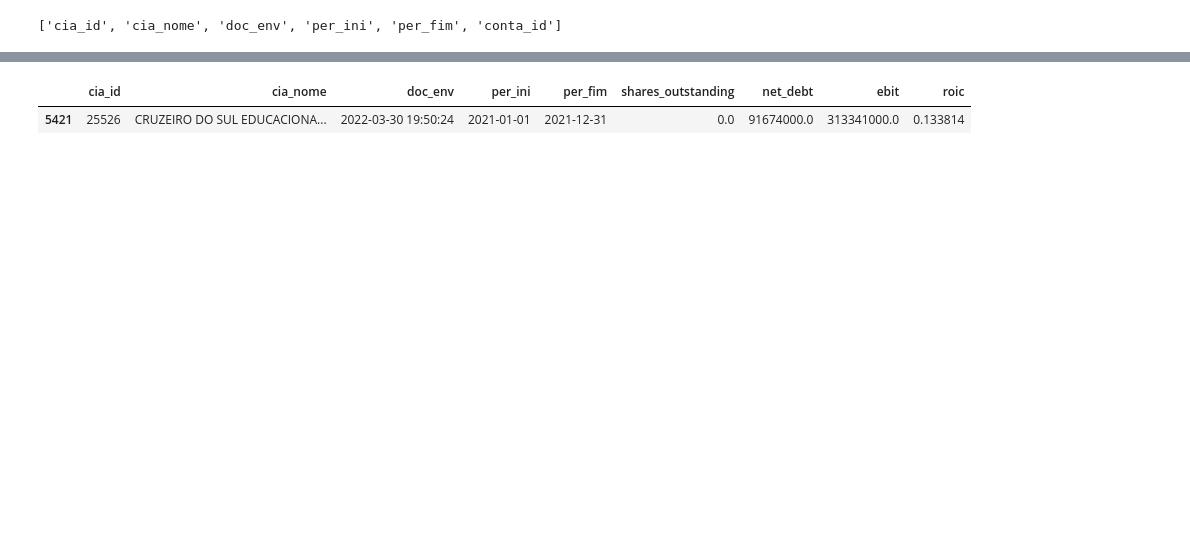
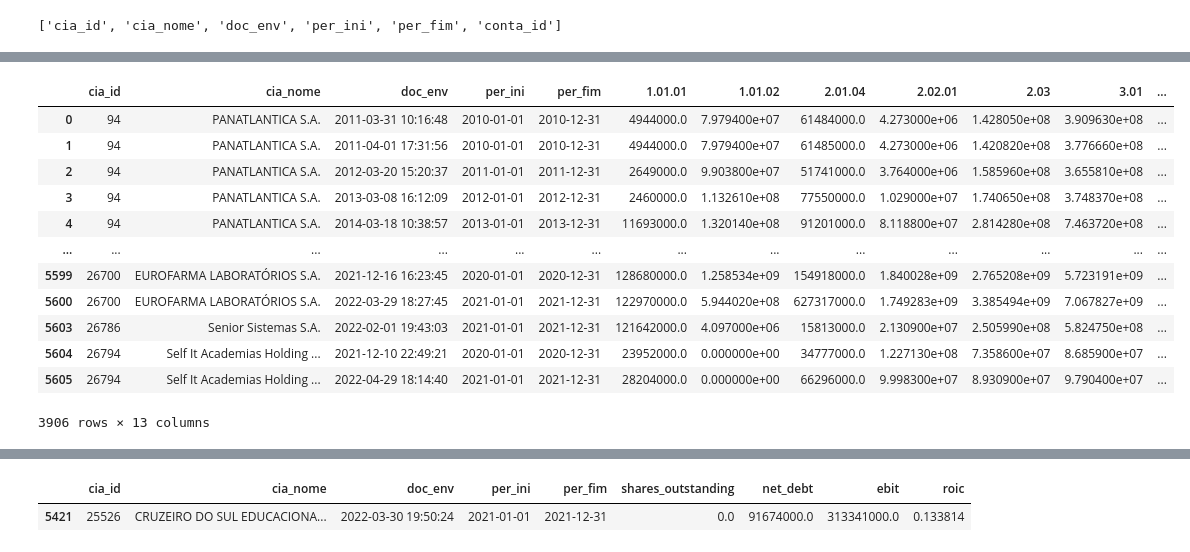
Before and after one commit to AlgebraQuant/MagicFormula, a Jupyter notebook: src/2_magic_financials.ipynb, the cells around one changed output, grey strips where cells are left out. Cells and saved outputs as stored; diff of their text form; code cells hidden in the pictures; blank space fills up the shorter version.

Commit message:
remove pure holdings (BRAP3)

```diff
--- a/src/2_magic_financials.ipynb
+++ b/src/2_magic_financials.ipynb
@@ -343,3 +343,23 @@ df
+# %%
+# Remove pure holdings, without own evenues except from equity method.
+# See the case of the company BRAP3 (Bradespar) CVM code 18724.
+# df.query('cia_id == 18724')
+df.query('`3.01` != 0', inplace=True)
+df
+# %% [output]
+|  | cia_id | cia_nome | doc_env | per_ini | per_fim | 1.01.01 | 1.01.02 | 2.01.04 | 2.02.01 | 2.03 | 3.01 | ... |
+| 0 | 94 | PANATLANTICA S.A. | 2011-03-31 10:16:48 | 2010-01-01 | 2010-12-31 | 4944000.0 | 7.979400e+07 | 61484000.0 | 4.273000e+06 | 1.428050e+08 | 3.909630e+08 | ... |
+| 1 | 94 | PANATLANTICA S.A. | 2011-04-01 17:31:56 | 2010-01-01 | 2010-12-31 | 4944000.0 | 7.979400e+07 | 61485000.0 | 4.273000e+06 | 1.420820e+08 | 3.776660e+08 | ... |
+| 2 | 94 | PANATLANTICA S.A. | 2012-03-20 15:20:37 | 2011-01-01 | 2011-12-31 | 2649000.0 | 9.903800e+07 | 51741000.0 | 3.764000e+06 | 1.585960e+08 | 3.655810e+08 | ... |
+| 3 | 94 | PANATLANTICA S.A. | 2013-03-08 16:12:09 | 2012-01-01 | 2012-12-31 | 2460000.0 | 1.132610e+08 | 77550000.0 | 1.029000e+07 | 1.740650e+08 | 3.748370e+08 | ... |
+| 4 | 94 | PANATLANTICA S.A. | 2014-03-18 10:38:57 | 2013-01-01 | 2013-12-31 | 11693000.0 | 1.320140e+08 | 91201000.0 | 8.118800e+07 | 2.814280e+08 | 7.463720e+08 | ... |
+| ... | ... | ... | ... | ... | ... | ... | ... | ... | ... | ... | ... | ... |
+| 5599 | 26700 | EUROFARMA LABORATÓRIOS S.A. | 2021-12-16 16:23:45 | 2020-01-01 | 2020-12-31 | 128680000.0 | 1.258534e+09 | 154918000.0 | 1.840028e+09 | 2.765208e+09 | 5.723191e+09 | ... |
+| 5600 | 26700 | EUROFARMA LABORATÓRIOS S.A. | 2022-03-29 18:27:45 | 2021-01-01 | 2021-12-31 | 122970000.0 | 5.944020e+08 | 627317000.0 | 1.749283e+09 | 3.385494e+09 | 7.067827e+09 | ... |
+| 5603 | 26786 | Senior Sistemas S.A. | 2022-02-01 19:43:03 | 2021-01-01 | 2021-12-31 | 121642000.0 | 4.097000e+06 | 15813000.0 | 2.130900e+07 | 2.505990e+08 | 5.824750e+08 | ... |
+| 5604 | 26794 | Self It Academias Holding ... | 2021-12-10 22:49:21 | 2020-01-01 | 2020-12-31 | 23952000.0 | 0.000000e+00 | 34777000.0 | 1.227130e+08 | 7.358600e+07 | 8.685900e+07 | ... |
+| 5605 | 26794 | Self It Academias Holding ... | 2022-04-29 18:14:40 | 2021-01-01 | 2021-12-31 | 28204000.0 | 0.000000e+00 | 66296000.0 | 9.998300e+07 | 8.930900e+07 | 9.790400e+07 | ... |
+3906 rows × 13 columns
 # %%
 # Calcular os indicadores
 df["total_cash"] = df["1.01.01"] + df["1.01.02"]
```
Also changed, not shown: parts of 19 cells of this notebook, 5 other files.
